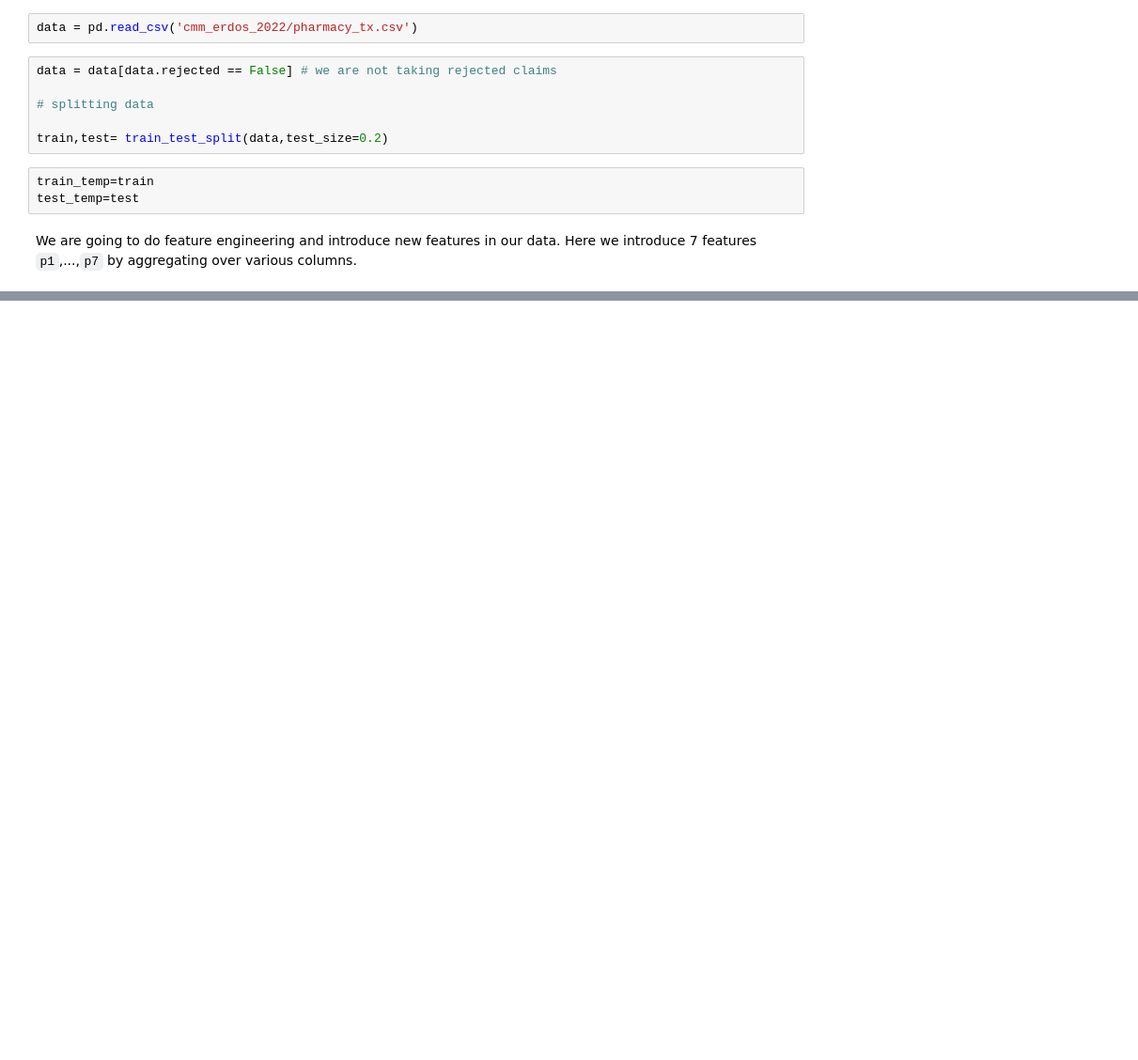
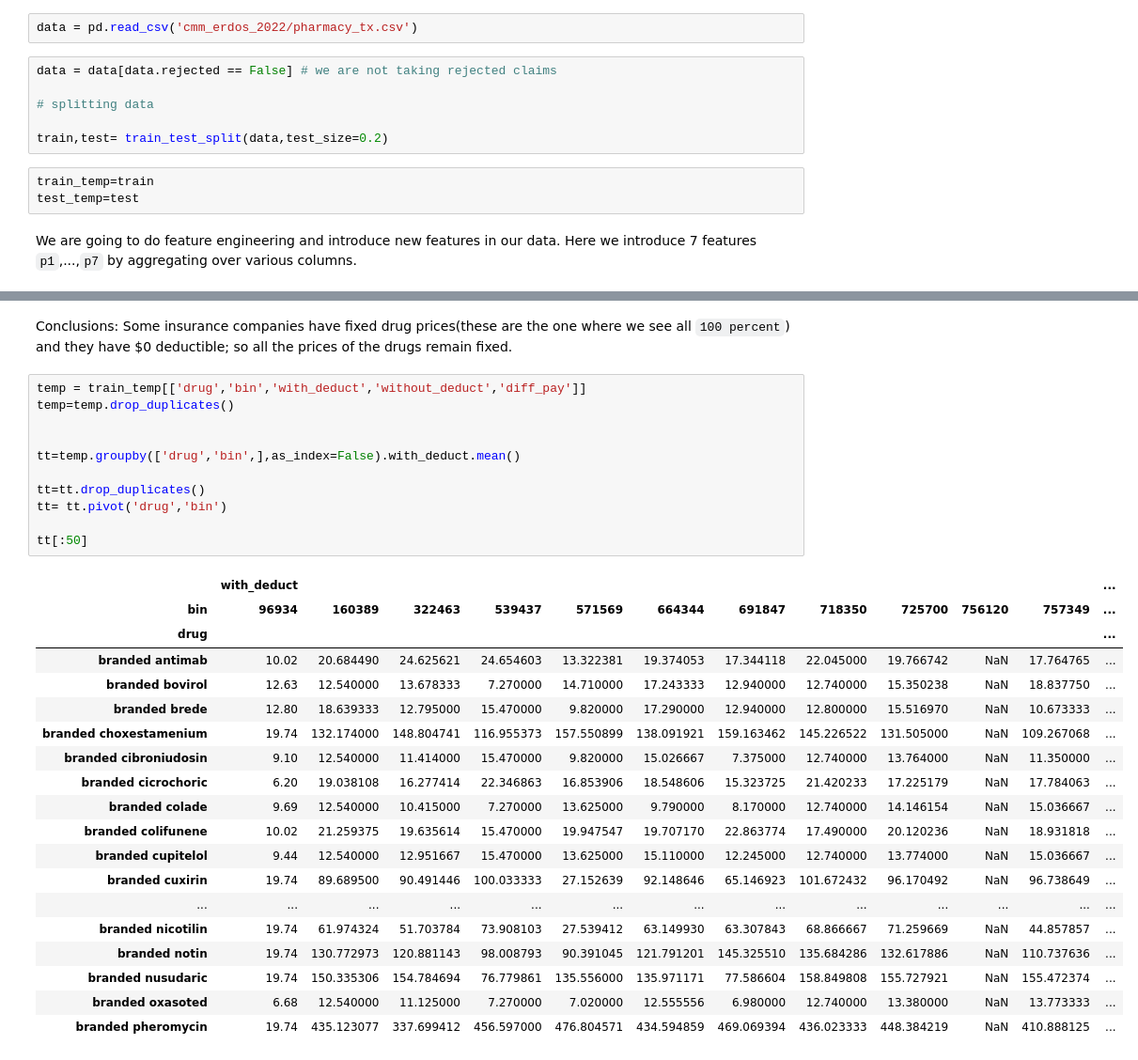
Before and after one commit to TeamPhoenix22/CMM_Challenge, a Jupyter notebook: prediction.ipynb, the cells around one changed output, grey strips where cells are left out. Shown: that part at 94% size. Cells and saved outputs as stored; diff of their text form; blank space fills up the shorter version.

```diff
--- a/prediction.ipynb
+++ b/prediction.ipynb
@@ -203,0 +534,33 @@ See the caveats in the documentation: https://pandas.pydata.org/pandas-docs/stab
+# %% [markdown]
+Conclusions: Some insurance companies have fixed drug prices(these are the one where we see all `100 percent`) and they have $0 deductible; so all the prices of the drugs remain fixed.
+# %%
+temp = train_temp[['drug','bin','with_deduct','without_deduct','diff_pay']]
+temp=temp.drop_duplicates()
+
+
+tt=temp.groupby(['drug','bin',],as_index=False).with_deduct.mean()
+
+tt=tt.drop_duplicates()
+tt= tt.pivot('drug','bin')
+
+tt[:50]
+# %% [output]
+|  | with_deduct |  |  |  |  |  |  |  |  |  |  | ... |
+| bin | 96934 | 160389 | 322463 | 539437 | 571569 | 664344 | 691847 | 718350 | 725700 | 756120 | 757349 | ... |
+| drug |  |  |  |  |  |  |  |  |  |  |  | ... |
+| branded antimab | 10.02 | 20.684490 | 24.625621 | 24.654603 | 13.322381 | 19.374053 | 17.344118 | 22.045000 | 19.766742 | NaN | 17.764765 | ... |
+| branded bovirol | 12.63 | 12.540000 | 13.678333 | 7.270000 | 14.710000 | 17.243333 | 12.940000 | 12.740000 | 15.350238 | NaN | 18.837750 | ... |
+| branded brede | 12.80 | 18.639333 | 12.795000 | 15.470000 | 9.820000 | 17.290000 | 12.940000 | 12.800000 | 15.516970 | NaN | 10.673333 | ... |
+| branded choxestamenium | 19.74 | 132.174000 | 148.804741 | 116.955373 | 157.550899 | 138.091921 | 159.163462 | 145.226522 | 131.505000 | NaN | 109.267068 | ... |
+| branded cibroniudosin | 9.10 | 12.540000 | 11.414000 | 15.470000 | 9.820000 | 15.026667 | 7.375000 | 12.740000 | 13.764000 | NaN | 11.350000 | ... |
+| branded cicrochoric | 6.20 | 19.038108 | 16.277414 | 22.346863 | 16.853906 | 18.548606 | 15.323725 | 21.420233 | 17.225179 | NaN | 17.784063 | ... |
+| branded colade | 9.69 | 12.540000 | 10.415000 | 7.270000 | 13.625000 | 9.790000 | 8.170000 | 12.740000 | 14.146154 | NaN | 15.036667 | ... |
+| branded colifunene | 10.02 | 21.259375 | 19.635614 | 15.470000 | 19.947547 | 19.707170 | 22.863774 | 17.490000 | 20.120236 | NaN | 18.931818 | ... |
+| branded cupitelol | 9.44 | 12.540000 | 12.951667 | 15.470000 | 13.625000 | 15.110000 | 12.245000 | 12.740000 | 13.774000 | NaN | 15.036667 | ... |
+| branded cuxirin | 19.74 | 89.689500 | 90.491446 | 100.033333 | 27.152639 | 92.148646 | 65.146923 | 101.672432 | 96.170492 | NaN | 96.738649 | ... |
+| ... | ... | ... | ... | ... | ... | ... | ... | ... | ... | ... | ... | ... |
+| branded nicotilin | 19.74 | 61.974324 | 51.703784 | 73.908103 | 27.539412 | 63.149930 | 63.307843 | 68.866667 | 71.259669 | NaN | 44.857857 | ... |
+| branded notin | 19.74 | 130.772973 | 120.881143 | 98.008793 | 90.391045 | 121.791201 | 145.325510 | 135.684286 | 132.617886 | NaN | 110.737636 | ... |
+| branded nusudaric | 19.74 | 150.335306 | 154.784694 | 76.779861 | 135.556000 | 135.971171 | 77.586604 | 158.849808 | 155.727921 | NaN | 155.472374 | ... |
+| branded oxasoted | 6.68 | 12.540000 | 11.125000 | 7.270000 | 7.020000 | 12.555556 | 6.980000 | 12.740000 | 13.380000 | NaN | 13.773333 | ... |
+| branded pheromycin | 19.74 | 435.123077 | 337.699412 | 456.597000 | 476.804571 | 434.594859 | 469.069394 | 436.023333 | 448.384219 | NaN | 410.888125 | ... |
```
Also changed, not shown: parts of 30 cells of this notebook.
